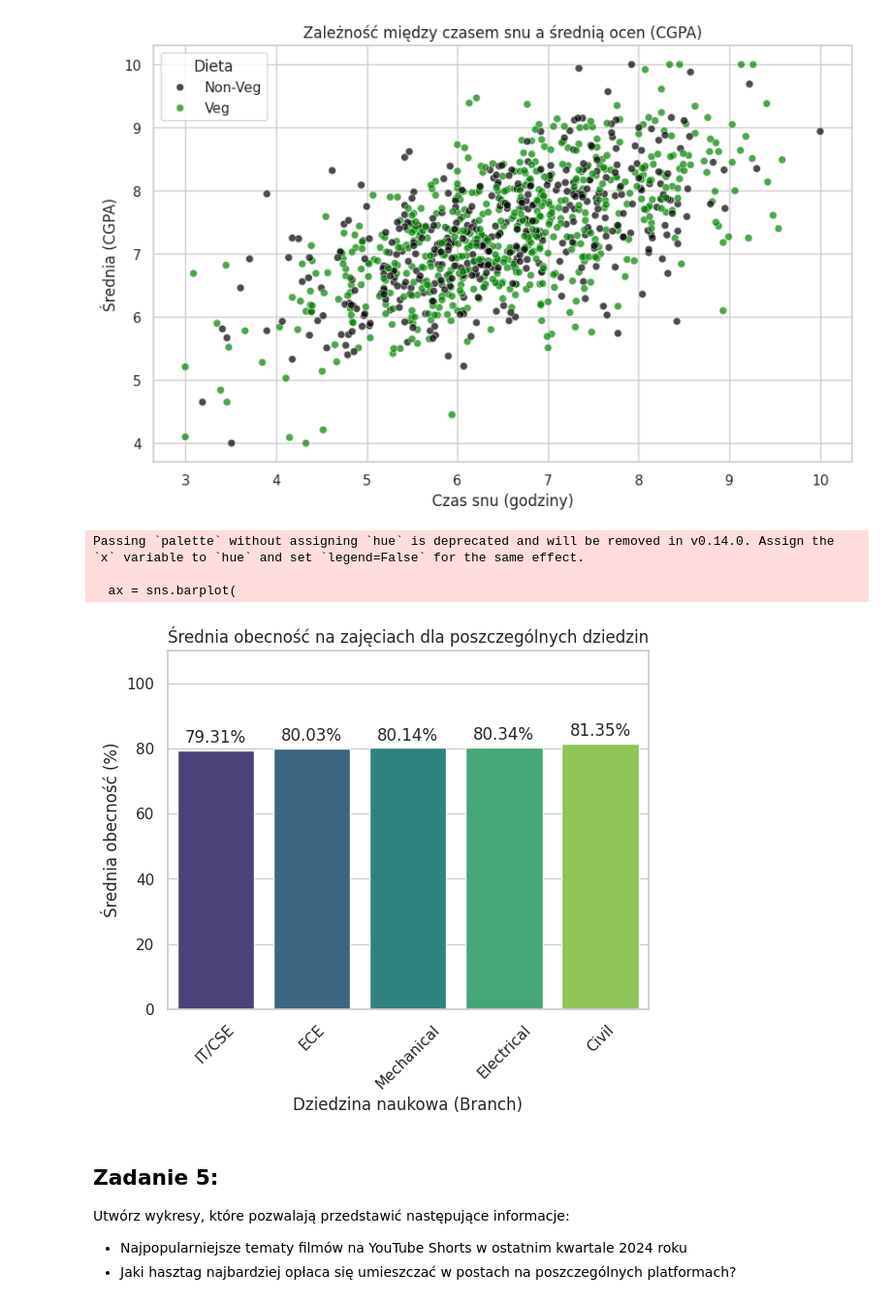
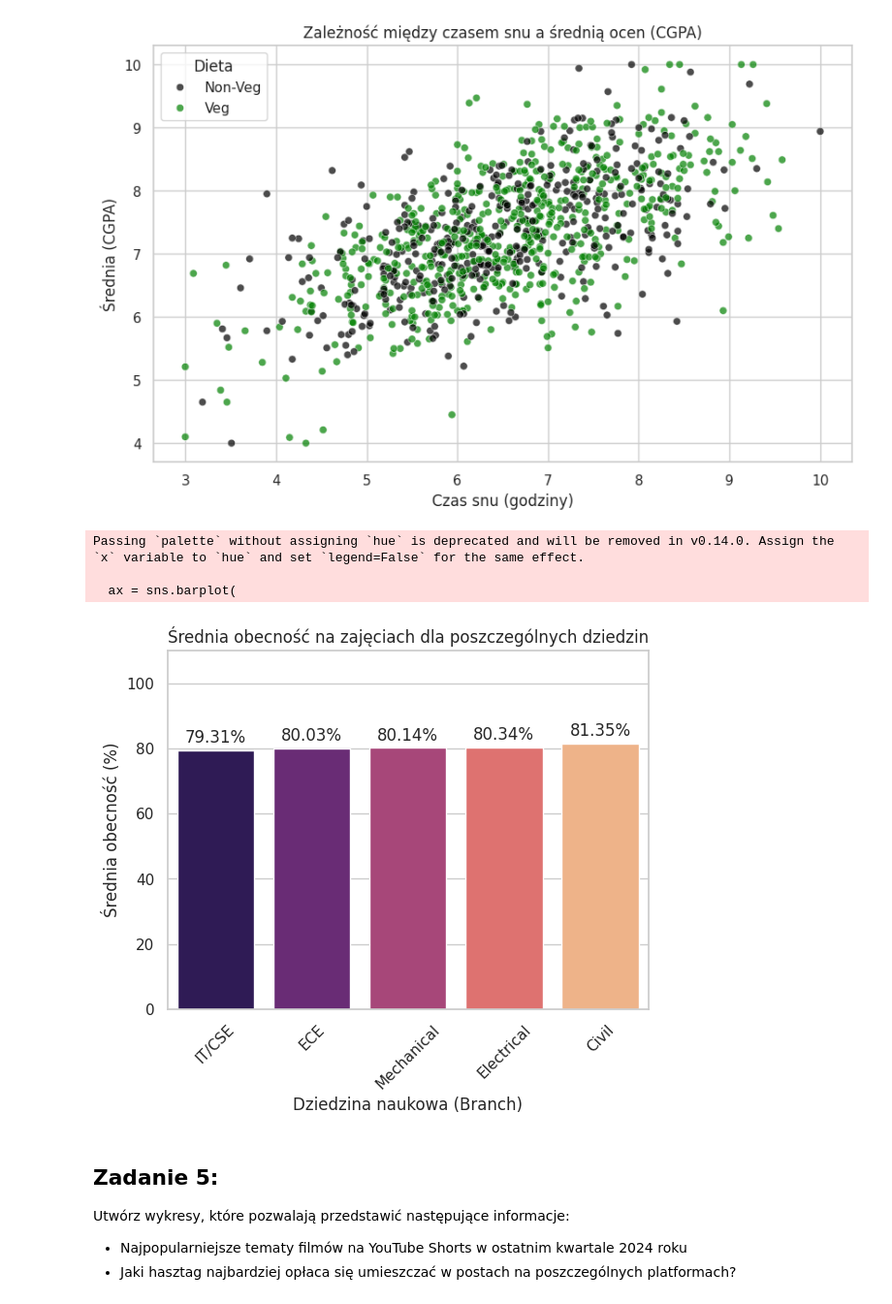
Before and after one commit to Zajecia-na-PWr-LR/lista-1-PJ0506, a Jupyter notebook: UczenieMaszynowe_25_26_Lista1.ipynb, the cells around one changed output. Shown at 97% size. Saved outputs shown, nothing was run; the diff lists cells and outputs as text; code cells hidden in the pictures.

```diff
--- a/UczenieMaszynowe_25_26_Lista1.ipynb
+++ b/UczenieMaszynowe_25_26_Lista1.ipynb
@@ -179,27 +179,26 @@ plt.legend(title='Dieta')
 [figure]
 # %%
 mean_attendance = data.groupby('Branch')['Attendance_Percentage'].mean().sort_values()
-order = mean_attendance.index
 ax = sns.barplot(
     data=data,
     x='Branch',
     y='Attendance_Percentage',
-    order=order,
+    order=mean_attendance.index,
     errorbar=None,
-    palette="viridis"
+    palette="magma"
 )
 plt.title('Średnia obecność na zajęciach dla poszczególnych dziedzin')
 plt.xlabel('Dziedzina naukowa (Branch)')
 plt.ylabel('Średnia obecność (%)')
 plt.ylim(0, 110)
 plt.xticks(rotation=45)
 for container in ax.containers:
     ax.bar_label(container, fmt='%.2f%%', padding=3)
 # %% [output]
 Passing `palette` without assigning `hue` is deprecated and will be removed in v0.14.0. Assign the `x` variable to `hue` and set `legend=False` for the same effect.
 
   ax = sns.barplot(
-[figure, old version]
+[figure, new version]
 # %% [markdown]
 ## Zadanie 5:
 Utwórz wykresy, które pozwalają przedstawić następujące informacje:
```
